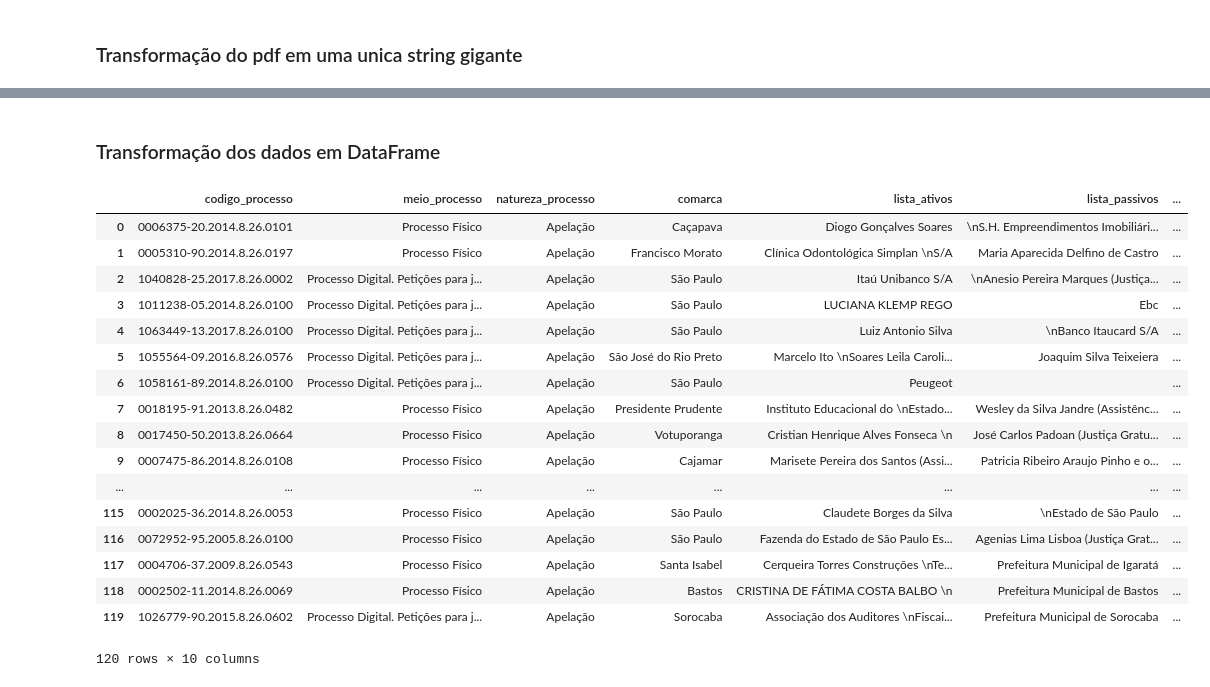
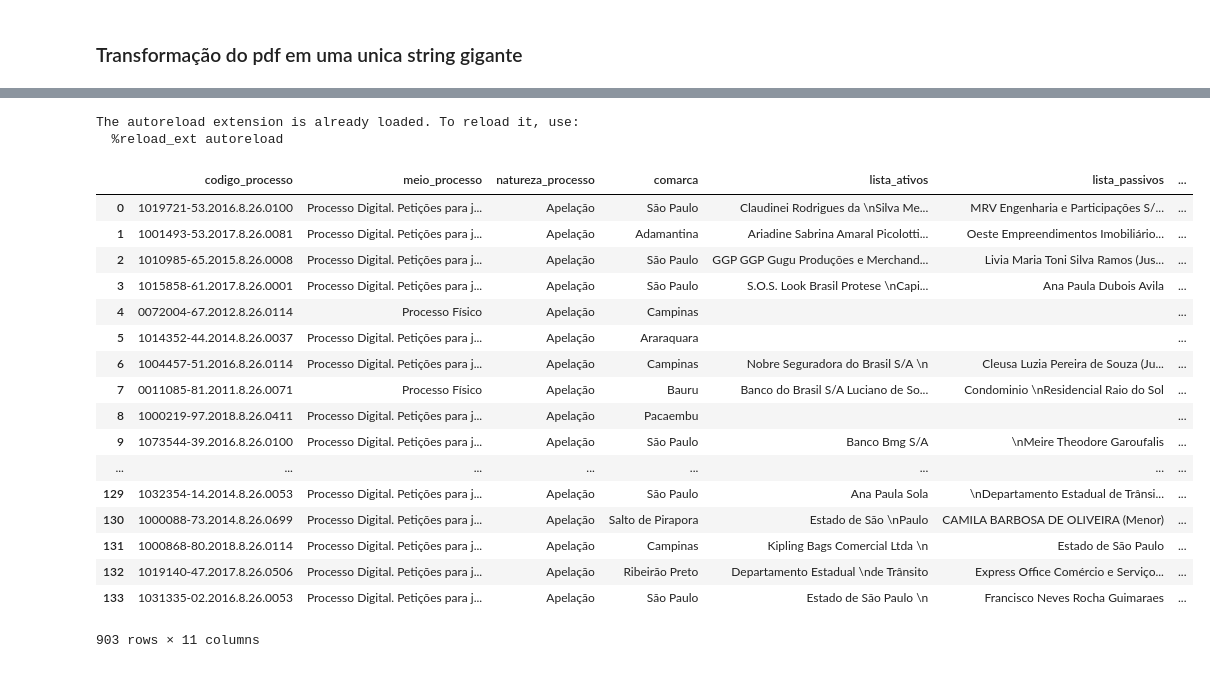
Before and after one commit to oliveiratiano/cadernos_segunda_instancia, a Jupyter notebook: cadernos_segunda.ipynb, the cells around one changed output, grey strips where cells are left out. Drawn from its saved outputs; the diff is of its cells as text; code cells hidden in the pictures.

```diff
--- a/cadernos_segunda.ipynb
+++ b/cadernos_segunda.ipynb
@@ -80,27 +3,34 @@ len(lista_apelacoes_danos_morais)
-# %% [markdown]
-### Transformação dos dados em DataFrame
-# %%
-import pandas as pd
-df = pd.DataFrame.from_records(lista_apelacoes_danos_morais)
-df.columns = ['codigo_processo', 'meio_processo', 'natureza_processo', 'comarca','lista_ativos','lista_passivos', 'lista_neutros', 'lista_advogados','conteudo', 'texto_original']
-df.to_excel('apelacoes_danos_morais_mvp_0.1.xls')
-df
-# %% [output]
-|  | codigo_processo | meio_processo | natureza_processo | comarca | lista_ativos | lista_passivos | ... |
-| 0 | 0006375-20.2014.8.26.0101 | Processo Físico | Apelação | Caçapava | Diogo Gonçalves Soares | \nS.H. Empreendimentos Imobiliári... | ... |
-| 1 | 0005310-90.2014.8.26.0197 | Processo Físico | Apelação | Francisco Morato | Clínica Odontológica Simplan \nS/A | Maria Aparecida Delfino de Castro | ... |
-| 2 | 1040828-25.2017.8.26.0002 | Processo Digital. Petições para j... | Apelação | São Paulo | Itaú Unibanco S/A | \nAnesio Pereira Marques (Justiça... | ... |
-| 3 | 1011238-05.2014.8.26.0100 | Processo Digital. Petições para j... | Apelação | São Paulo | LUCIANA KLEMP REGO | Ebc | ... |
-| 4 | 1063449-13.2017.8.26.0100 | Processo Digital. Petições para j... | Apelação | São Paulo | Luiz Antonio Silva | \nBanco Itaucard S/A | ... |
-| 5 | 1055564-09.2016.8.26.0576 | Processo Digital. Petições para j... | Apelação | São José do Rio Preto | Marcelo Ito \nSoares Leila Caroli... | Joaquim Silva Teixeiera | ... |
-| 6 | 1058161-89.2014.8.26.0100 | Processo Digital. Petições para j... | Apelação | São Paulo | Peugeot |  | ... |
-| 7 | 0018195-91.2013.8.26.0482 | Processo Físico | Apelação | Presidente Prudente | Instituto Educacional do \nEstado... | Wesley da Silva Jandre (Assistênc... | ... |
-| 8 | 0017450-50.2013.8.26.0664 | Processo Físico | Apelação | Votuporanga | Cristian Henrique Alves Fonseca \n | José Carlos Padoan (Justiça Gratu... | ... |
-| 9 | 0007475-86.2014.8.26.0108 | Processo Físico | Apelação | Cajamar | Marisete Pereira dos Santos (Assi... | Patricia Ribeiro Araujo Pinho e o... | ... |
-| ... | ... | ... | ... | ... | ... | ... | ... |
-| 115 | 0002025-36.2014.8.26.0053 | Processo Físico | Apelação | São Paulo | Claudete Borges da Silva | \nEstado de São Paulo | ... |
-| 116 | 0072952-95.2005.8.26.0100 | Processo Físico | Apelação | São Paulo | Fazenda do Estado de São Paulo Es... | Agenias Lima Lisboa (Justiça Grat... | ... |
-| 117 | 0004706-37.2009.8.26.0543 | Processo Físico | Apelação | Santa Isabel | Cerqueira Torres Construções \nTe... | Prefeitura Municipal de Igaratá | ... |
-| 118 | 0002502-11.2014.8.26.0069 | Processo Físico | Apelação | Bastos | CRISTINA DE FÁTIMA COSTA BALBO \n | Prefeitura Municipal de Bastos | ... |
-| 119 | 1026779-90.2015.8.26.0602 | Processo Digital. Petições para j... | Apelação | Sorocaba | Associação dos Auditores \nFiscai... | Prefeitura Municipal de Sorocaba | ... |
-120 rows × 10 columns
+# %%
+%load_ext autoreload
+%autoreload 2
+import funcoes as fc
+import os
+from tqdm import tqdm
+diretorio_pdfs = "cadernos"
+df = pd.DataFrame()
+for arquivo in tqdm(os.listdir(diretorio_pdfs)):
+    df_novo = fc.parsear_caderno_segunda(diretorio_pdfs + '/' + arquivo)
+    df_novo['arquivo_origem'] = arquivo
+    df = pd.concat([df, df_novo])
+df
+# %% [output]
+The autoreload extension is already loaded. To reload it, use:
+  %reload_ext autoreload
+|  | codigo_processo | meio_processo | natureza_processo | comarca | lista_ativos | lista_passivos | ... |
+| 0 | 1019721-53.2016.8.26.0100 | Processo Digital. Petições para j... | Apelação | São Paulo | Claudinei Rodrigues da \nSilva Me... | MRV Engenharia e Participações S/... | ... |
+| 1 | 1001493-53.2017.8.26.0081 | Processo Digital. Petições para j... | Apelação | Adamantina | Ariadine Sabrina Amaral Picolotti... | Oeste Empreendimentos Imobiliário... | ... |
+| 2 | 1010985-65.2015.8.26.0008 | Processo Digital. Petições para j... | Apelação | São Paulo | GGP GGP Gugu Produções e Merchand... | Livia Maria Toni Silva Ramos (Jus... | ... |
+| 3 | 1015858-61.2017.8.26.0001 | Processo Digital. Petições para j... | Apelação | São Paulo | S.O.S. Look Brasil Protese \nCapi... | Ana Paula Dubois Avila | ... |
+| 4 | 0072004-67.2012.8.26.0114 | Processo Físico | Apelação | Campinas |  |  | ... |
+| 5 | 1014352-44.2014.8.26.0037 | Processo Digital. Petições para j... | Apelação | Araraquara |  |  | ... |
+| 6 | 1004457-51.2016.8.26.0114 | Processo Digital. Petições para j... | Apelação | Campinas | Nobre Seguradora do Brasil S/A \n | Cleusa Luzia Pereira de Souza (Ju... | ... |
+| 7 | 0011085-81.2011.8.26.0071 | Processo Físico | Apelação | Bauru | Banco do Brasil S/A Luciano de So... | Condominio \nResidencial Raio do Sol | ... |
+| 8 | 1000219-97.2018.8.26.0411 | Processo Digital. Petições para j... | Apelação | Pacaembu |  |  | ... |
+| 9 | 1073544-39.2016.8.26.0100 | Processo Digital. Petições para j... | Apelação | São Paulo | Banco Bmg S/A | \nMeire Theodore Garoufalis | ... |
+| ... | ... | ... | ... | ... | ... | ... | ... |
+| 129 | 1032354-14.2014.8.26.0053 | Processo Digital. Petições para j... | Apelação | São Paulo | Ana Paula Sola | \nDepartamento Estadual de Trânsi... | ... |
+| 130 | 1000088-73.2014.8.26.0699 | Processo Digital. Petições para j... | Apelação | Salto de Pirapora | Estado de São \nPaulo | CAMILA BARBOSA DE OLIVEIRA (Menor) | ... |
+| 131 | 1000868-80.2018.8.26.0114 | Processo Digital. Petições para j... | Apelação | Campinas | Kipling Bags Comercial Ltda \n | Estado de São Paulo | ... |
+| 132 | 1019140-47.2017.8.26.0506 | Processo Digital. Petições para j... | Apelação | Ribeirão Preto | Departamento Estadual \nde Trânsito | Express Office Comércio e Serviço... | ... |
+| 133 | 1031335-02.2016.8.26.0053 | Processo Digital. Petições para j... | Apelação | São Paulo | Estado de São Paulo \n | Francisco Neves Rocha Guimaraes | ... |
+903 rows × 11 columns
```
Also changed, not shown: parts of 5 cells of this notebook, 7 other files.
